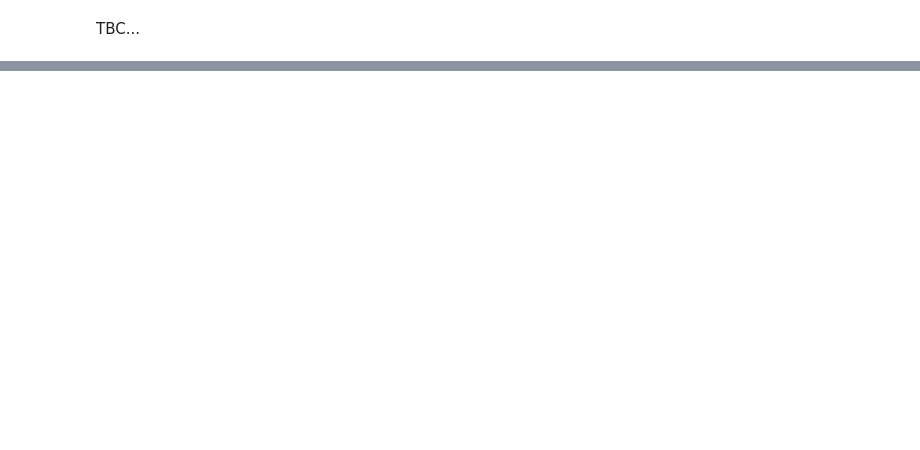
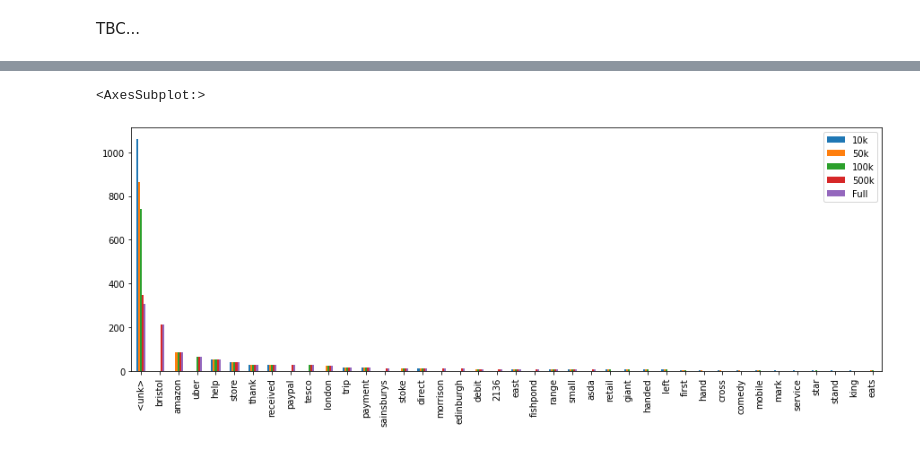
Before and after one commit to HalestormAI/where-did-my-money-go, a Jupyter notebook: notebooks/tokenisation-walkthrough.ipynb, the cells around one changed output, grey strips where cells are left out. Cells and saved outputs as stored; diff of their text form; code cells hidden in the pictures; blank space fills up the shorter version.

```diff
--- a/notebooks/tokenisation-walkthrough.ipynb
+++ b/notebooks/tokenisation-walkthrough.ipynb
@@ -190,0 +204,40 @@ TBC...
+# %%
+import re
+from nltk.stem import WordNetLemmatizer
+
+
+stemmer = WordNetLemmatizer()
+en_stop = set(nltk.corpus.stopwords.words('english'))
+
+def preprocess_text(document):
+        # Remove all the special characters
+        document = re.sub(r'\W', ' ', str(document))
+
+        # Substituting multiple spaces with single space
+        document = re.sub(r'\s+', ' ', document, flags=re.I)
+
+        # Removing prefixed 'b'
+        document = re.sub(r'^b\s+', '', document)
+
+        # Converting to Lowercase
+        document = document.lower()
+
+        # Lemmatization
+        tokens = document.split()
+        tokens = [stemmer.lemmatize(word) for word in tokens]
+        tokens = [word for word in tokens if word not in en_stop]
+        tokens = [word for word in tokens if len(word) > 3]
+
+        preprocessed_text = ' '.join(tokens)
+
+        return preprocessed_text
+# %%
+pre_processed = [(preprocess_text(r), l)for r, l in refs_and_labels]
+all_counts =[get_word_histogram_for_vocab(v, pre_processed, 25) for v in vocabs]
+all_counts_df = pd.concat(all_counts, axis=1)
+all_counts_df.columns=("10k", "50k", "100k", "500k", "Full")
+all_counts_df = all_counts_df.sort_values('Full',ascending=False)
+all_counts_df.plot(kind='bar', figsize=(15,5))
+# %% [output]
+<AxesSubplot:>
+[figure, added]
```
Also changed, not shown: parts of 12 cells of this notebook.
